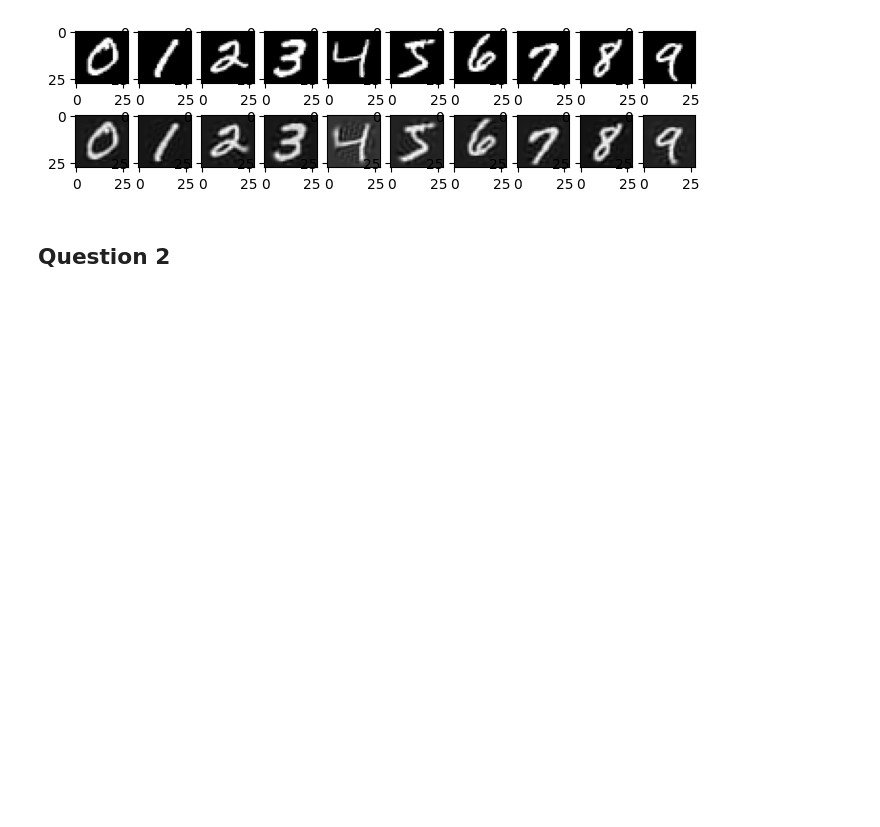
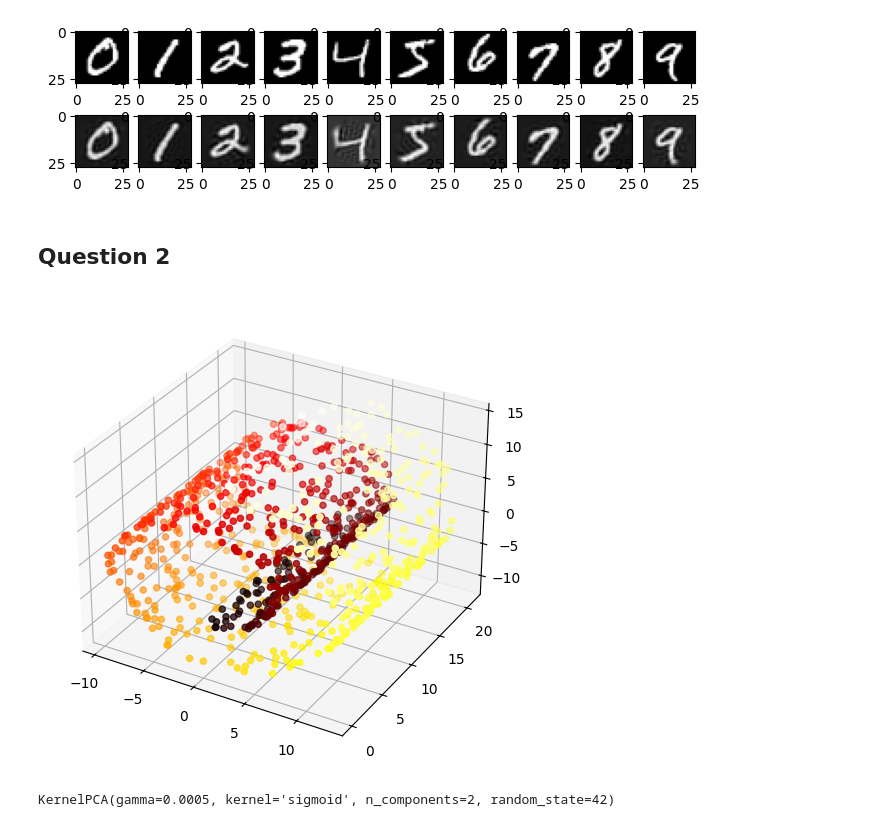
Before and after one commit to demoronator/COMP257, a Jupyter notebook: Assignment1.ipynb, the cells around one changed output. Drawn from its saved outputs; the diff is of its cells as text; code cells hidden in the pictures; blank space fills up the shorter version.

```diff
--- a/Assignment1.ipynb
+++ b/Assignment1.ipynb
@@ -89,3 +89,32 @@ for i in range(0, 10):
 # Discuss challenges you confronted and solutions to overcoming them, if applicable.
 # %% [markdown]
 ## Question 2
+# %%
+# 1. Generate Swiss roll dataset.
+import numpy as np
+from sklearn.datasets import make_swiss_roll
+
+X, y = make_swiss_roll(n_samples=1000, noise=0.05, random_state=42)
+
+# 2. Plot the resulting generated Swiss roll dataset.
+import matplotlib.pyplot as plt
+from mpl_toolkits.mplot3d import Axes3D
+
+fig = plt.figure(figsize=(6,6))
+ax = fig.add_subplot(111, projection='3d')
+ax.scatter(X[:,0], X[:,1], X[:,2], c=y, cmap='hot')
+plt.show()
+# %% [output]
+[figure, added]
+# %%
+# 3. Use Kernel PCA(kPCA) with linear, rbf, and sigmoid kernels.
+from sklearn.decomposition import KernelPCA
+
+pca_lin = KernelPCA(n_components=2, kernel='linear', random_state=42)
+pca_rbf = KernelPCA(n_components=2, kernel='rbf', random_state=42, gamma=0.1)
+pca_sig = KernelPCA(n_components=2, kernel='sigmoid', random_state=42, gamma=0.0005)
+pca_lin.fit(X)
+pca_rbf.fit(X)
+pca_sig.fit(X)
+# %% [output]
+KernelPCA(gamma=0.0005, kernel='sigmoid', n_components=2, random_state=42)
```
Also changed, not shown: parts of 8 cells of this notebook.
